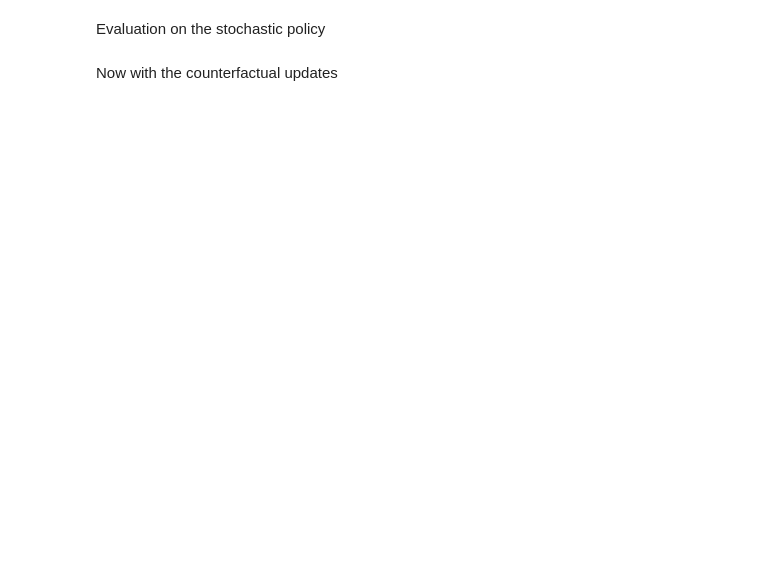
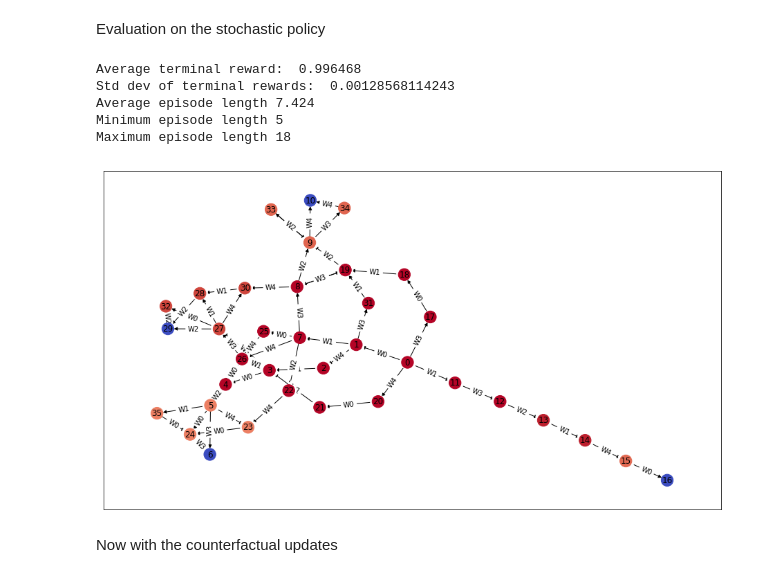
Before and after one commit to interactive-robotics/Personal_AJShah, a Jupyter notebook: LTLProgression/QLearning.ipynb, the cells around one changed output. Drawn from its saved outputs; the diff is of its cells as text; code cells hidden in the pictures; blank space fills up the shorter version.

```diff
--- a/LTLProgression/QLearning.ipynb
+++ b/LTLProgression/QLearning.ipynb
@@ -149,3 +121,21 @@ _ = stochastic_evaluator.visualize_exploration(prog = 'neato')
+# %%
+stochastic_evaluator = ExplorerAgent(MDP2, input_policy = q_agent2.create_learned_softmax_policy(temperature = 0.01))
+stochastic_evaluator.explore(episode_limit = 1000)
+_ = stochastic_evaluator.visualize_exploration(prog = 'neato')
+
+rewards = [record[-1][3] for record in stochastic_evaluator.episodic_record]
+print('Average terminal reward: ', np.mean(rewards))
+print('Std dev of terminal rewards: ', np.std(rewards))
+print('Average episode length', np.mean([len(record) for record in stochastic_evaluator.episodic_record]))
+print('Minimum episode length', np.min([len(record) for record in stochastic_evaluator.episodic_record]))
+print('Maximum episode length', np.max([len(record) for record in stochastic_evaluator.episodic_record]))
+# %% [output]
+Average terminal reward:  0.996468
+Std dev of terminal rewards:  0.00128568114243
+Average episode length 7.424
+Minimum episode length 5
+Maximum episode length 18
+[figure, added]
 # %% [markdown]
 Now with the counterfactual updates
 # %%
```
Also changed, not shown: parts of 24 cells of this notebook, 2 other files.
